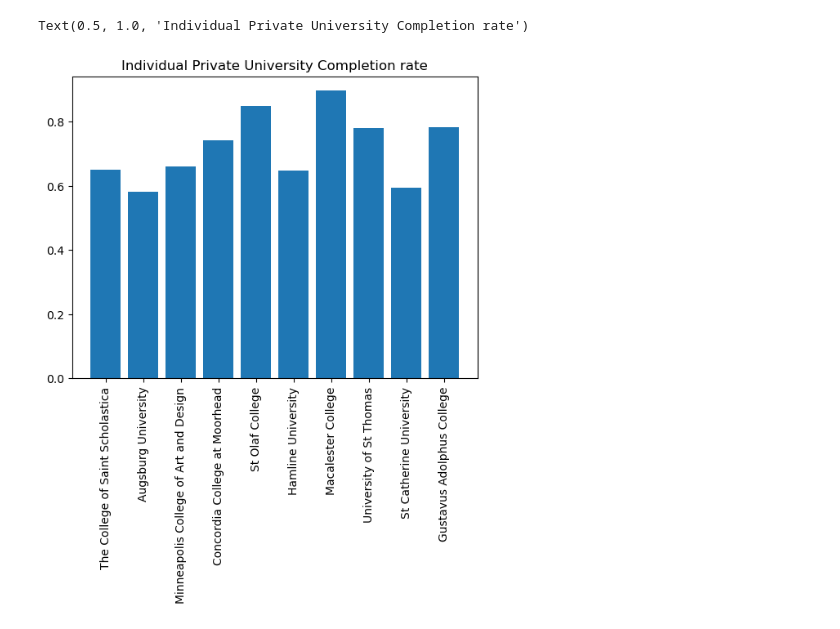
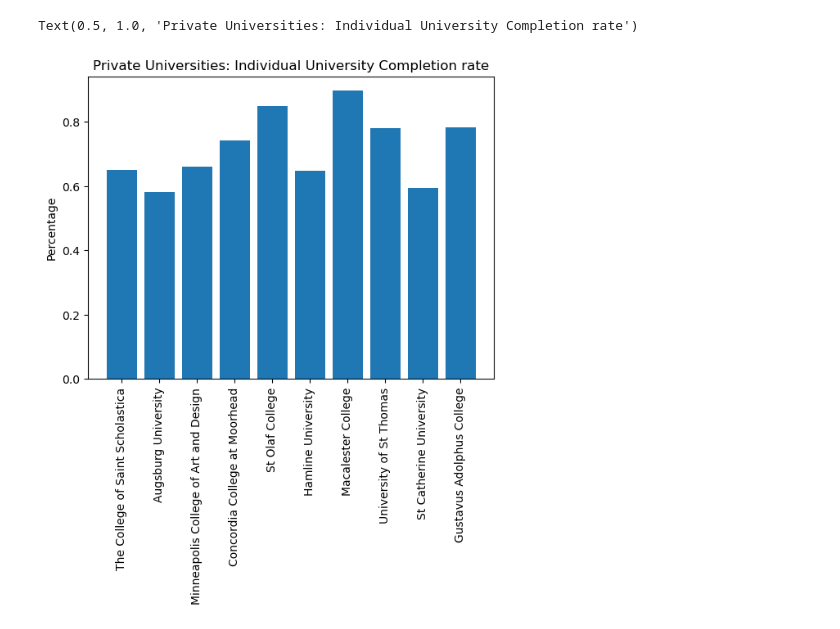
Before and after one commit to loriandler/Group1-Project1, a Jupyter notebook: private-analysis.ipynb, the cells around one changed output. Drawn from its saved outputs; the diff is of its cells as text; code cells hidden in the pictures.

```diff
--- a/private-analysis.ipynb
+++ b/private-analysis.ipynb
@@ -96,9 +89,8 @@ dtype: float64
 # %%
-school_completion_rate = private_df["Overall Completion Rate"]
-school = private_df["School Name"]
 plt.bar(school, school_completion_rate)
 plt.xticks(rotation=90)
-plt.title("Individual Private University Completion rate")
+plt.ylabel("Percentage")
+plt.title("Private Universities: Individual University Completion rate")
 # %% [output]
-Text(0.5, 1.0, 'Individual Private University Completion rate')
+Text(0.5, 1.0, 'Private Universities: Individual University Completion rate')
-[figure, old version]
+[figure, new version]
```
Also changed, not shown: parts of 5 cells of this notebook.
